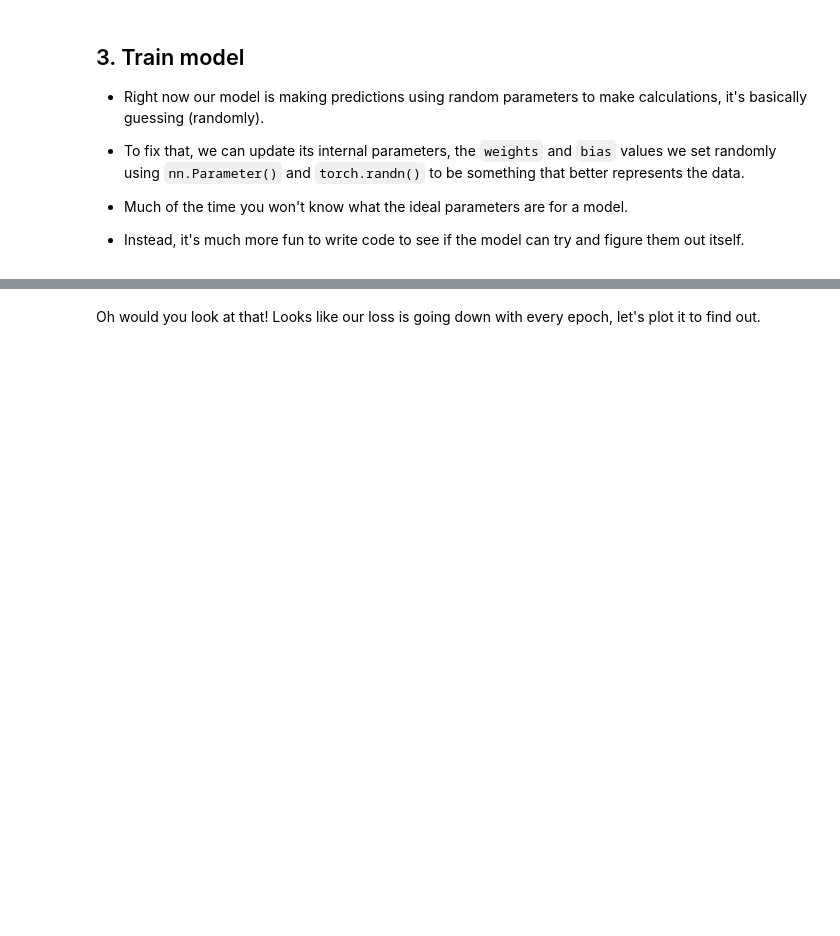
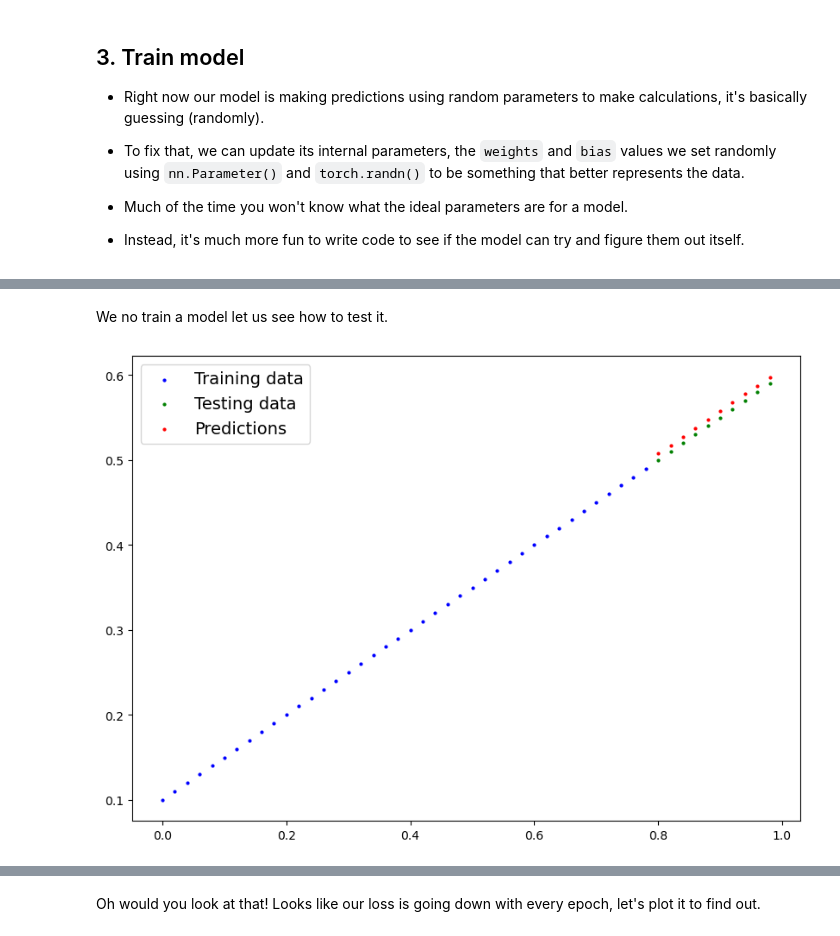
Before and after one commit to shmuhammadd/pytorch-for-deep-learning, a Jupyter notebook: 001_pytorch_workflow.ipynb, the cells around one changed output, grey strips where cells are left out. Cells and saved outputs as stored; diff of their text form; code cells hidden in the pictures; blank space fills up the shorter version.

```diff
--- a/001_pytorch_workflow.ipynb
+++ b/001_pytorch_workflow.ipynb
@@ -838,3 +914,10 @@ For the training loop, we'll build the following steps:
 > * Step the optimizer (`optimizer.step()`) *after* performing backpropagation on the loss (`loss.backward()`).
 
 For resources to help understand what's happening behind the scenes with backpropagation and gradient descent, see the extra-curriculum section.
+# %%
+
+loss = F.l1_loss(y_test, y_preds)
+
+# Print the loss
+
+loss
@@ -840,0 +926,33 @@ For resources to help understand what's happening behind the scenes with backpro
+# %%
+epochs = 100
+
+for epoch in range(epochs):
+    ### Training
+
+    # Put model in training mode (this is the default state of a model)
+    model_0.train()
+
+    # 1. Forward pass on train data using the forward() method inside
+    y_pred = model_0(X_train)
+    # print(y_pred)
+
+    # 2. Calculate the loss (how different are our models predictions to the ground truth)
+    loss = loss_fn(y_pred, y_train)
+    print(loss)
+    # 3. Zero grad of the optimizer
+    optimizer.zero_grad()
+
+    # 4. Loss backwards
+    loss.backward()
+
+    # 5. Progress the optimizer
+    optimizer.step()
+
+    ### Testing
+
+    # Put the model in evaluation mode
+    model_0.eval()
+
+    # print model stat
+    print(f"Epoch: {epoch+1}/{epochs} | Training loss: {loss.item():.4f}")
+    print(f"Model Param {model_0.state_dict()}")
@@ -841,3 +977,12 @@ For resources to help understand what's happening behind the scenes with backpro
+# %% [markdown]
+We no train a model let us see how to test it.
+# %%
+with torch.inference_mode():
+    y_preds = model_0(X_test)
+# %%
+plot_predictions(predictions=y_preds)
+# %% [output]
+[figure, added]
 # %% [markdown]
 
 ### PyTorch testing loop
```
Also changed, not shown: parts of 52 cells of this notebook, 19 other files.
